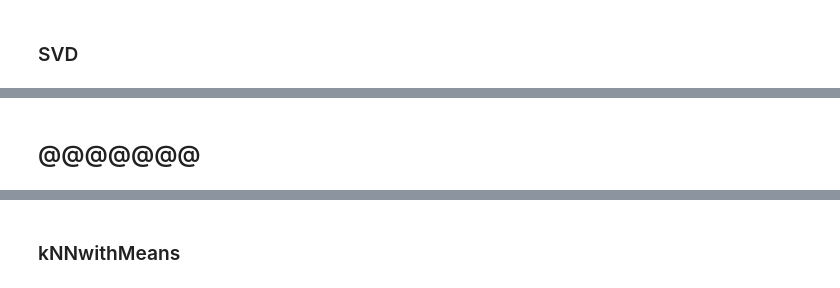
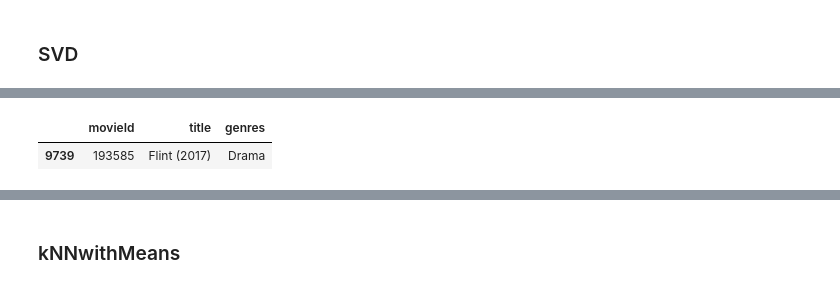
Before and after one commit to MlekoZjad/ML_2024, a Jupyter notebook: Case 2.ipynb, the cells around one changed output, grey strips where cells are left out. Saved outputs shown, nothing was run; the diff lists cells and outputs as text; code cells hidden in the pictures.

```diff
--- a/Case 2.ipynb
+++ b/Case 2.ipynb
@@ -794,3 +715,5 @@ Because you watched Toy Story (1995) (Adventure, Animation, Children, Comedy, Fa
-# %% [markdown]
-
-## @@@@@@@
+# %%
+movies.loc[movies['movieId'] == 193585]
+# %% [output]
+|  | movieId | title | genres |
+| 9739 | 193585 | Flint (2017) | Drama |
```
Also changed, not shown: parts of 50 cells of this notebook.
